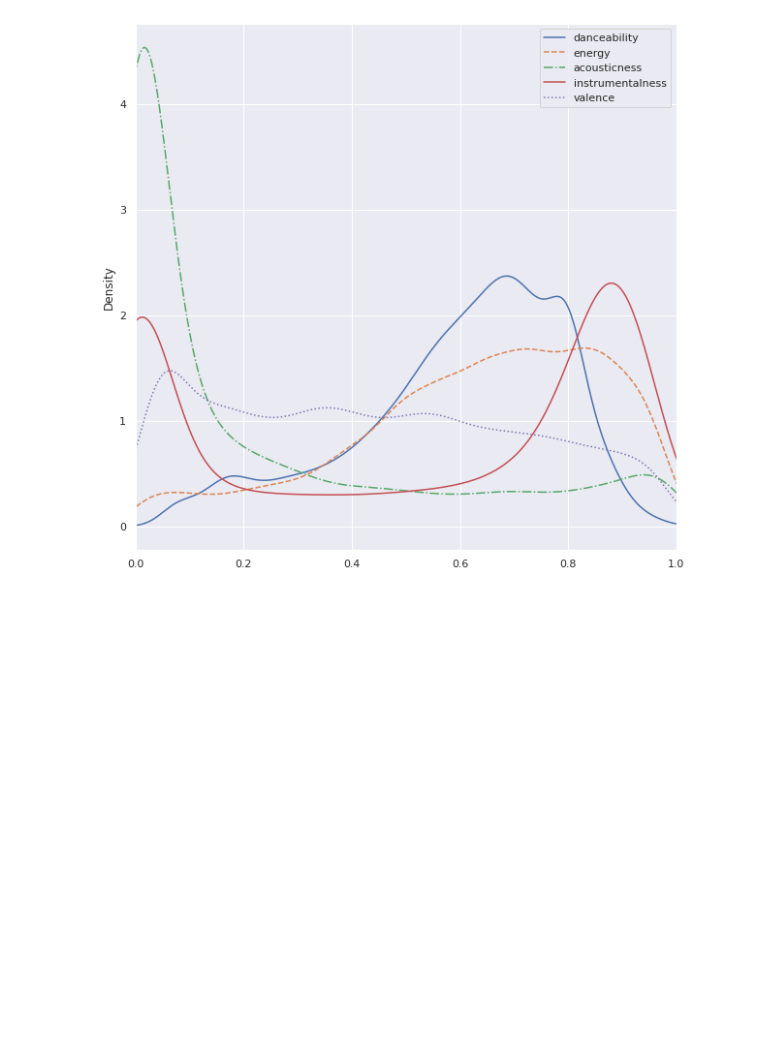
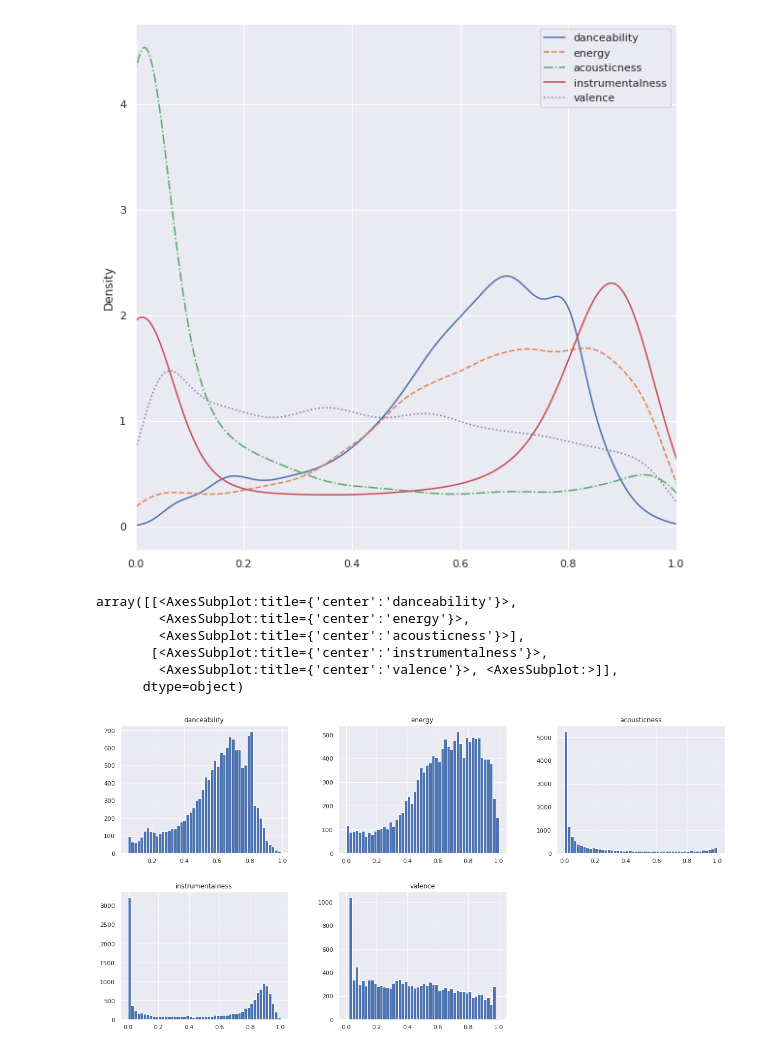
Before and after one commit to jramcast/music-recommendation, a Jupyter notebook: experiments/mylastfm/notebooks/feature_analysis.ipynb, the cells around one changed output. Saved outputs shown, nothing was run; the diff lists cells and outputs as text; code cells hidden in the pictures; blank space fills up the shorter version.

```diff
--- a/experiments/mylastfm/notebooks/feature_analysis.ipynb
+++ b/experiments/mylastfm/notebooks/feature_analysis.ipynb
@@ -43,3 +43,13 @@ plt.show()
  Mean: 0.43586859651627835
  Std: 0.27935989005970785
 [figure]
+# %%
+data[variables].hist(bins=50, figsize=(20,10), layout=(2,3))
+# %% [output]
+array([[<AxesSubplot:title={'center':'danceability'}>,
+        <AxesSubplot:title={'center':'energy'}>,
+        <AxesSubplot:title={'center':'acousticness'}>],
+       [<AxesSubplot:title={'center':'instrumentalness'}>,
+        <AxesSubplot:title={'center':'valence'}>, <AxesSubplot:>]],
+      dtype=object)
+[figure, added]
```
Also changed, not shown: 11 other files.
